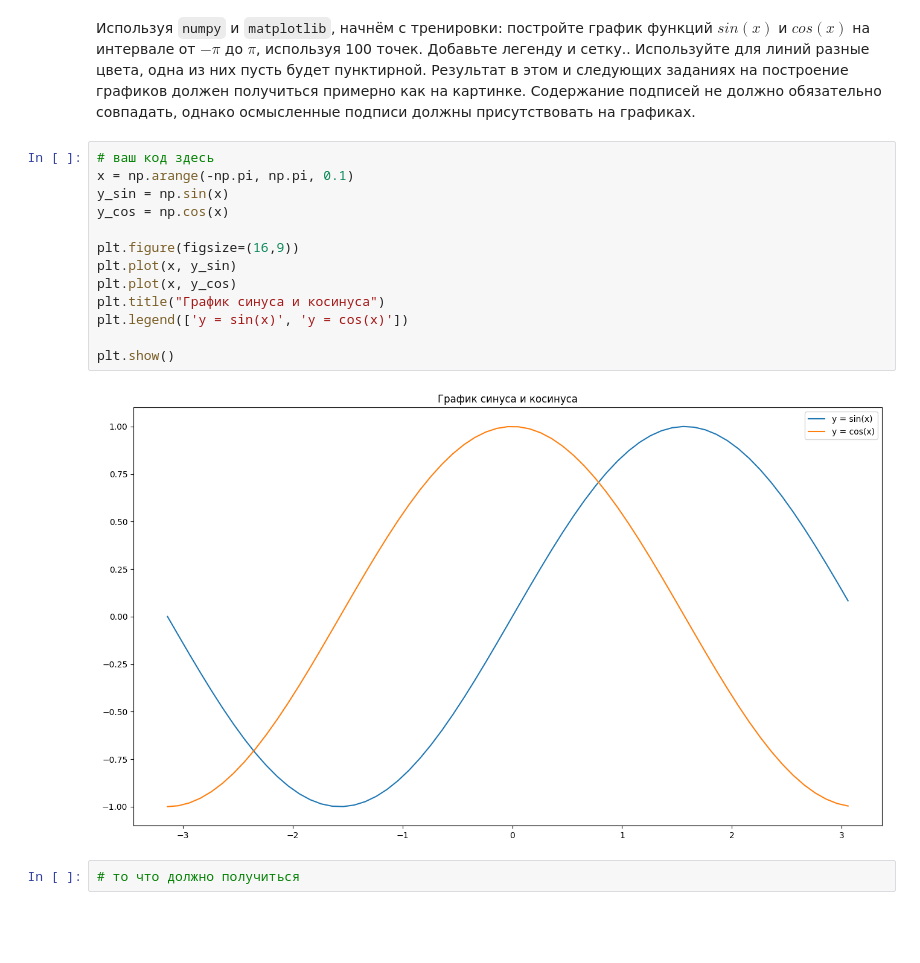
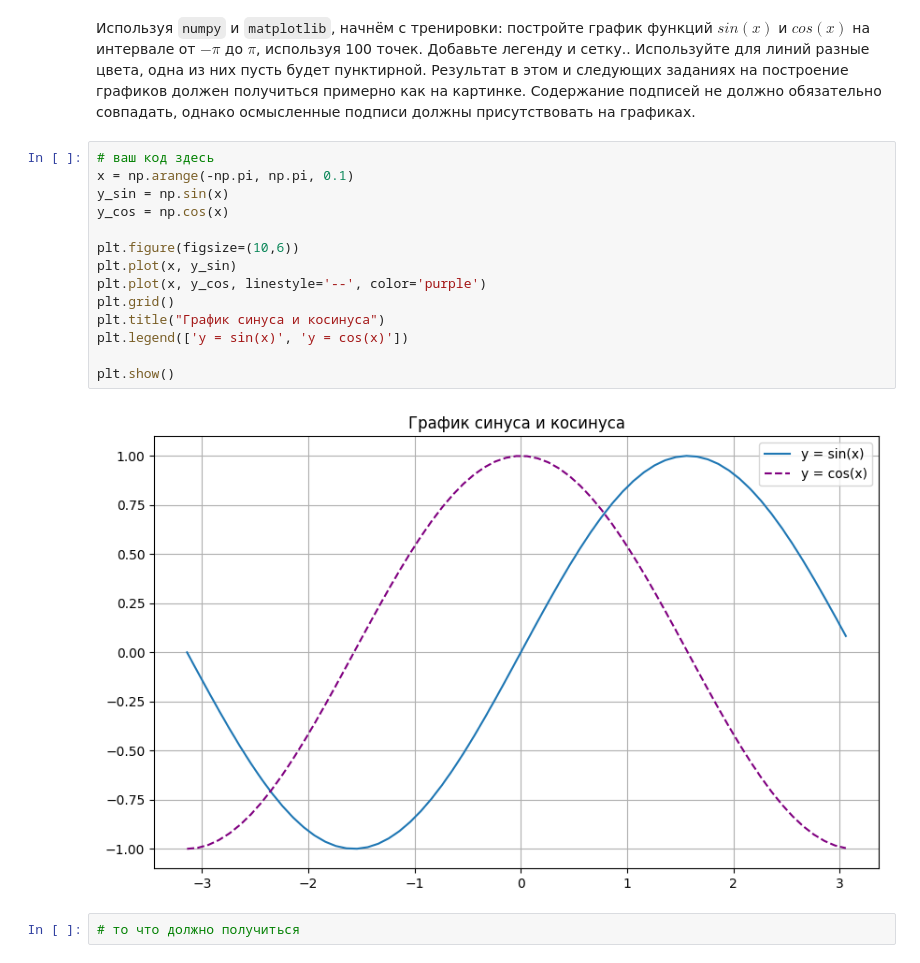
Before and after one commit to kirillkobychev/MLHSE, a Jupyter notebook: Домашнее_задание_3_Визуализации_в_Python.ipynb, the cells around one changed output. Saved outputs shown, nothing was run; the diff lists cells and outputs as text; blank space fills up the shorter version.

```diff
--- a/Домашнее_задание_3_Визуализации_в_Python.ipynb
+++ b/Домашнее_задание_3_Визуализации_в_Python.ipynb
@@ -42,18 +73,19 @@ GERMAN_CREDIT = 'https://github.com/evgpat/datasets/raw/refs/heads/main/german_c
 # %%
 # ваш код здесь
 x = np.arange(-np.pi, np.pi, 0.1)
 y_sin = np.sin(x)
 y_cos = np.cos(x)
 
-plt.figure(figsize=(16,9))
+plt.figure(figsize=(10,6))
 plt.plot(x, y_sin)
-plt.plot(x, y_cos)
+plt.plot(x, y_cos, linestyle='--', color='purple')
+plt.grid()
 plt.title("График синуса и косинуса")
 plt.legend(['y = sin(x)', 'y = cos(x)'])
 
 plt.show()
 # %% [output]
-[figure, old version]
+[figure, new version]
 # %%
 # то что должно получиться
 # %% [output]
```
Also changed, not shown: parts of 16 cells of this notebook.
